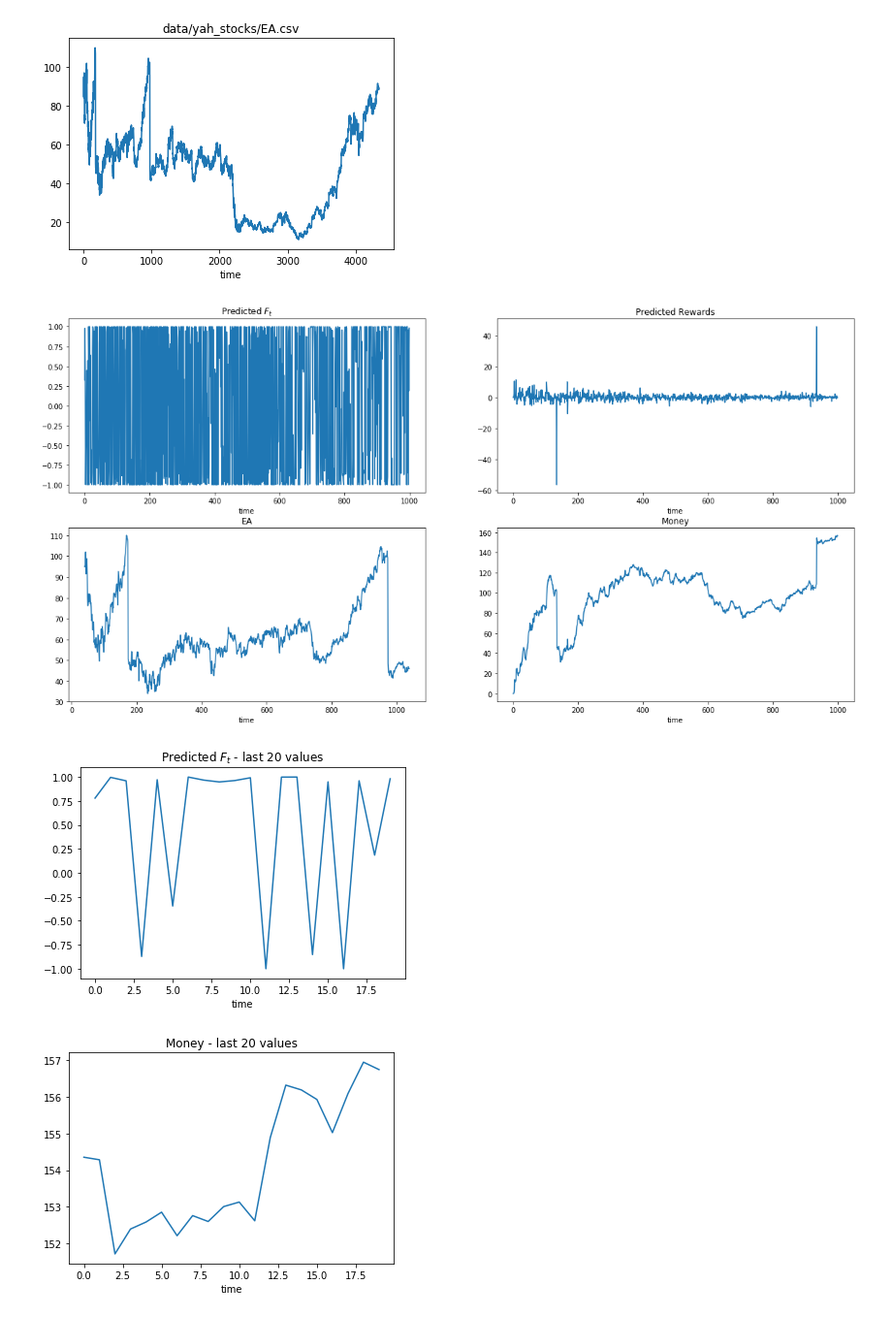
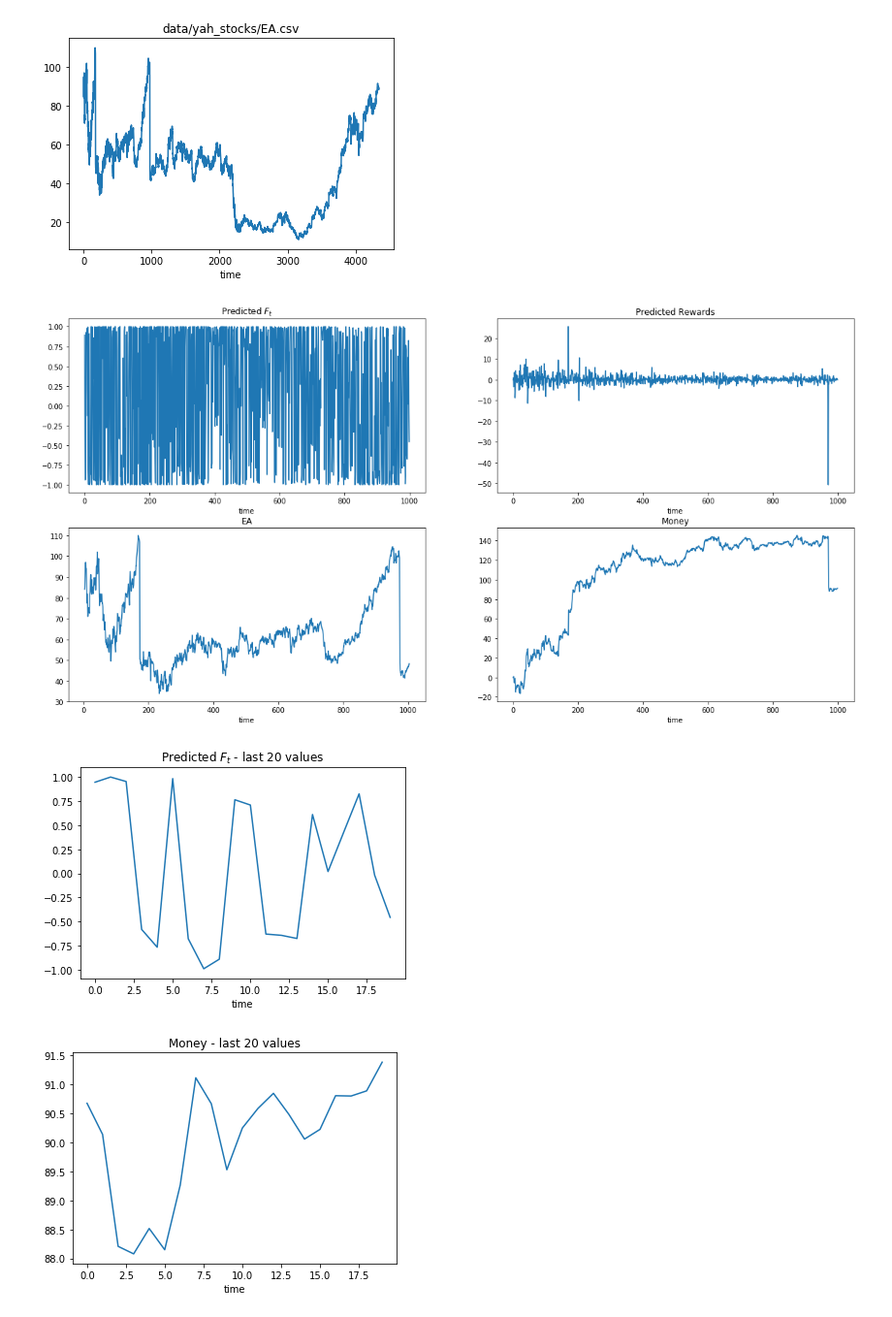
Before and after one commit to FRTP/Algorithms, a Jupyter notebook: src/main.ipynb, the cells around one changed output. Shown: that part at 97% size. Saved outputs shown, nothing was run; the diff lists cells and outputs as text; code cells hidden in the pictures.

```diff
--- a/src/main.ipynb
+++ b/src/main.ipynb
@@ -78,9 +81,14 @@ def agent_run(just_data, returns, M, window_size, n_steps, start_position, name=
     F_last_value = 0
     F_first_value = 0
 
+    dFdW_last_values = np.zeros(w.shape)
+
     # Iterate over time from start_position to start_position + n_steps.
     # Make prediction from
     for t1 in tqdm.tqdm(range(start_position, start_position+n_steps)):
+#         print('T1: {}'.format(t1))
+#         print('####     ####    3#####')
+
         t_pred = t1 + window_size
 
         if is_dynam_lr:
@@ -100,10 +108,10 @@ def agent_run(just_data, returns, M, window_size, n_steps, start_position, name=
             Rewards, s_ratio = get_rewards(t1, returns, F, miu, delta)
 
             # Calculate gradient dF/dW.
-            dFt = get_grad_F_w(X, w)
+            dFdW = get_grad_F_w(X, w, dFdW_last_values)
 
             # Calculate gradient dS/dW.
-            grad = get_grad_S_w(t1, Rewards, returns, F, miu, delta, dFt)
+            grad = get_grad_S_w(t1, Rewards, returns, F, miu, delta, dFdW, w, F_first_value)
 
             # Update weights.
             w += learning_rate * grad
@@ -111,6 +119,8 @@ def agent_run(just_data, returns, M, window_size, n_steps, start_position, name=
 
         F_first_value = F[1]
         F_last_value = F[-1]
+
+        dFdW_last_values = dFdW[-1]
 
         # Make prediction for time_step t1 + 1.
         F_predictions.append(trader_function(build_x_vector(t_pred, M, returns, F_last_value), w))
@@ -176,8 +186,8 @@ data, returns = get_data('data/yah_stocks/EA.csv')
 # %% [output]
 [figure]
 # %%
-agent_run(data, returns, name='EA', M=39, window_size=40, n_steps=1000, start_position=0, num_iter_learn=10)
+agent_run(data, returns, name='EA', M=3, window_size=4, n_steps=1000, start_position=0, num_iter_learn=10)
 # %% [output]
-[figure, old version]
+[figure, new version]
-[figure, old version]
+[figure, new version]
-[figure, old version]
+[figure, new version]
```
Also changed, not shown: parts of 2 cells of this notebook, 1 other file.
